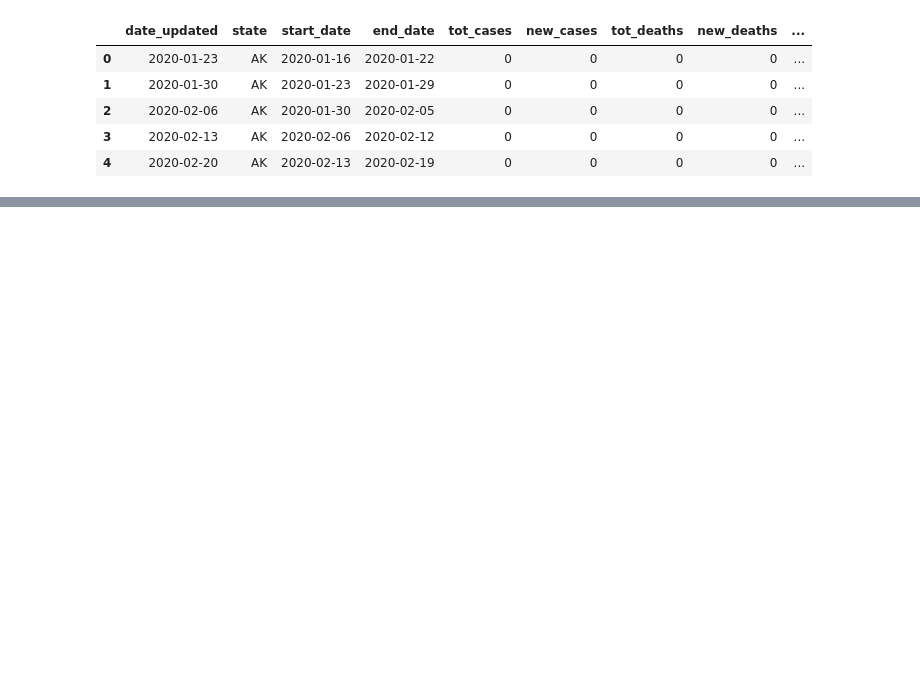
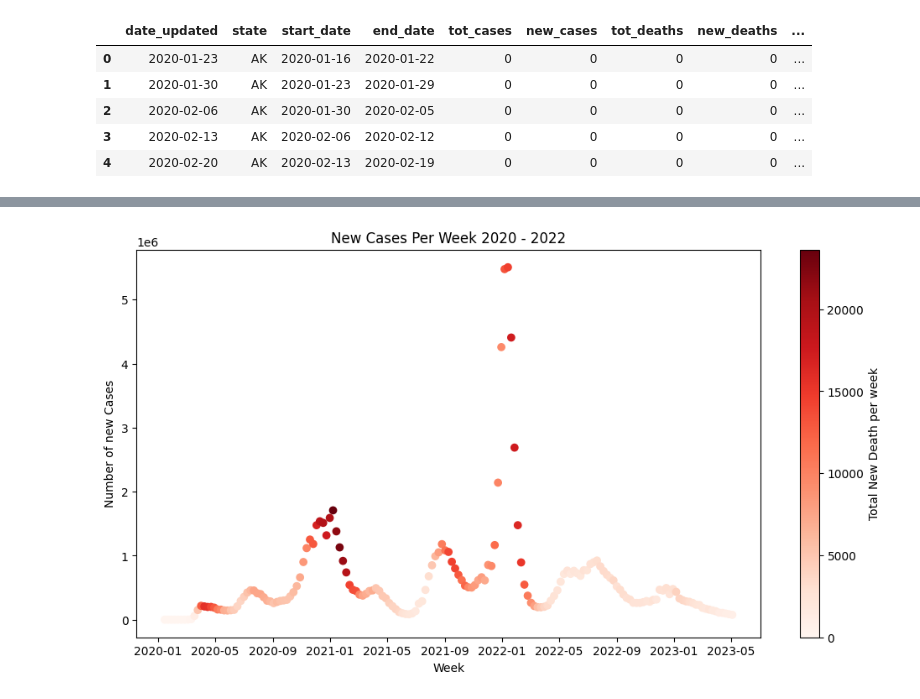
Before and after one commit to michaelzwartz/National-Parks-and-COVID, a Jupyter notebook: Data_visualization_COVID.ipynb, the cells around one changed output, grey strips where cells are left out. Drawn from its saved outputs; the diff is of its cells as text; code cells hidden in the pictures; blank space fills up the shorter version.

```diff
--- a/Data_visualization_COVID.ipynb
+++ b/Data_visualization_COVID.ipynb
@@ -1,13 +1,19 @@
 # %%
 import pandas as pd
+import numpy as np
+import matplotlib.pyplot as plt
+from matplotlib.ticker import (MultipleLocator, FormatStrFormatter, AutoMinorLocator)
 
-df = pd.read_csv("Weekly_United_States_COVID-19_Cases_and_Deaths_by_State_-_ARCHIVED.csv")
+df = pd.read_csv("Clean Data\Weekly_United_States_COVID-19_Cases_and_Deaths_by_State_-_ARCHIVED.csv")
 
 # Convert 'date_updated', 'start_date', and 'end_date' columns to datetime
 df['date_updated'] = pd.to_datetime(df['date_updated'])
 df['start_date'] = pd.to_datetime(df['start_date'])
 df['end_date'] = pd.to_datetime(df['end_date'])
 
+#create smaller df for only 2020
+filtered_df = df.query('start_date < 2021')
+
 df.head()
 # %% [output]
 |  | date_updated | state | start_date | end_date | tot_cases | new_cases | tot_deaths | new_deaths | ... |
@@ -53,0 +25,4 @@ Name: state, dtype: int64
+# %%
+tot_cases_week = pd.pivot_table(df, values=['new_cases', 'new_deaths'], index=['start_date'], aggfunc = np.sum)
+tot_cases_week = tot_cases_week.reset_index()
+tot_cases_week
@@ -53,0 +43,12 @@ Name: state, dtype: int64
+# %%
+plt.figure(figsize=(12, 6))
+plt.scatter(tot_cases_week['start_date'], tot_cases_week['new_cases'], c = tot_cases_week['new_deaths'], cmap='Reds')
+
+plt.colorbar(label='Total New Death per week')
+plt.title('New Cases Per Week 2020 - 2022')
+plt.xlabel('Week')
+plt.ylabel('Number of new Cases')
+
+plt.show()
+# %% [output]
+[figure, added]
```
Also changed, not shown: parts of 7 cells of this notebook, 1 other file.
